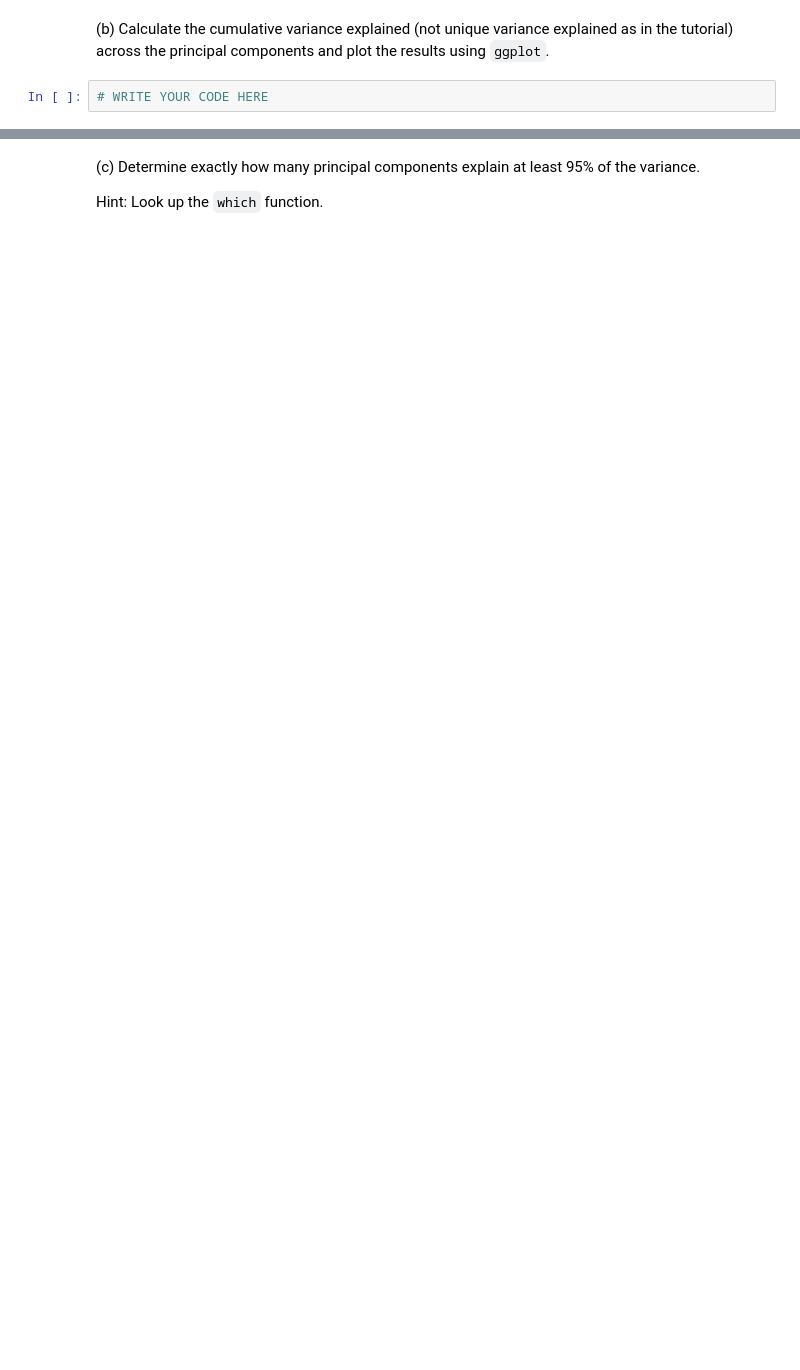
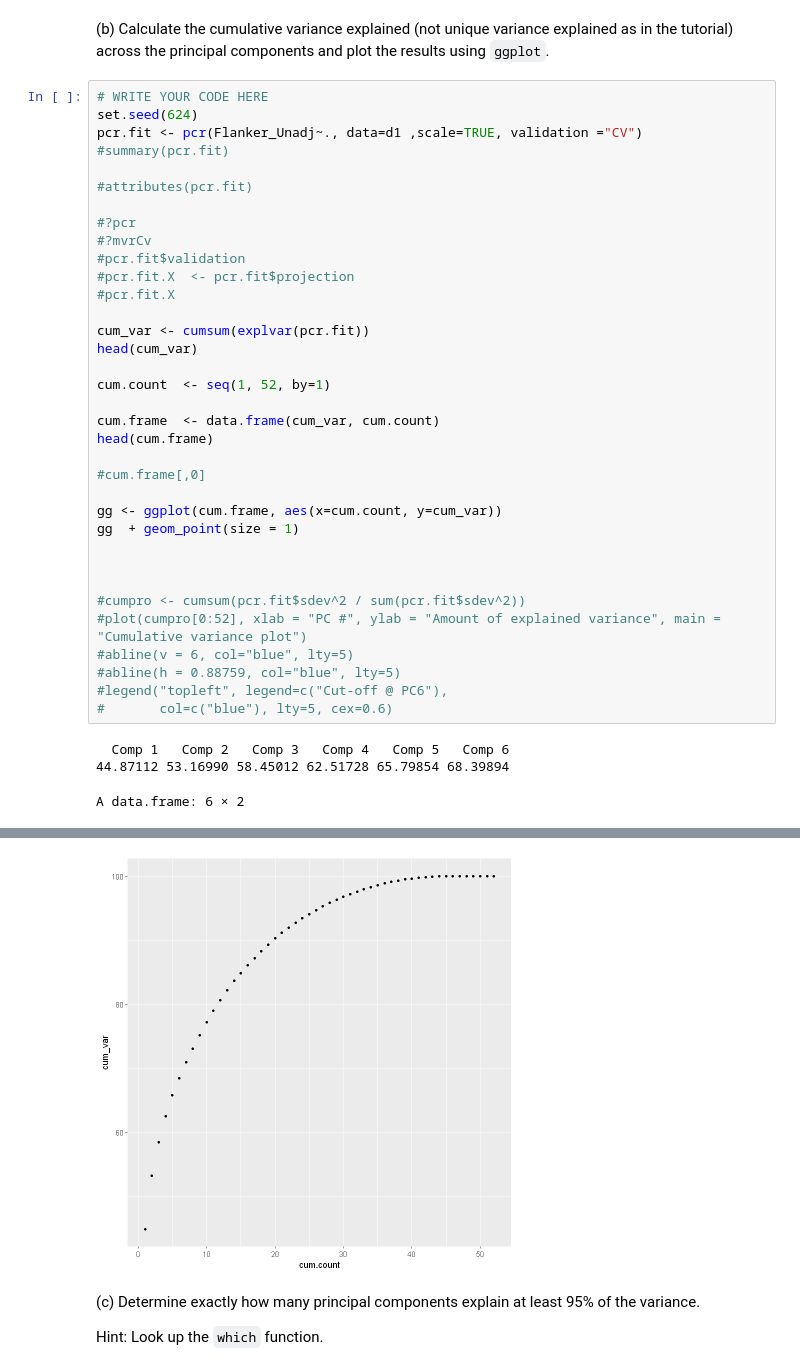
Before and after one commit to alapadat/Lapadat_DSPN_S22, a Jupyter notebook: book/exercises/10-19/Exercise18_principal-component-methods.ipynb, the cells around one changed output, grey strips where cells are left out. Drawn from its saved outputs; the diff is of its cells as text; blank space fills up the shorter version.

```diff
--- a/book/exercises/10-19/Exercise18_principal-component-methods.ipynb
+++ b/book/exercises/10-19/Exercise18_principal-component-methods.ipynb
@@ -196,4 +217,41 @@ ERROR: Error in prcomp.default(d1[, 1:57], scale. = TRUE): cannot rescale a cons
 # %% [markdown]
 (b) Calculate the cumulative variance explained (not unique variance explained as in the tutorial) across the principal components and plot the results using `ggplot`.
-# %%
-# WRITE YOUR CODE HERE
+# %%
+# WRITE YOUR CODE HERE
+set.seed(624)
+pcr.fit <- pcr(Flanker_Unadj~., data=d1 ,scale=TRUE, validation ="CV")
+#summary(pcr.fit)
+
+#attributes(pcr.fit)
+
+#?pcr
+#?mvrCv
+#pcr.fit$validation
+#pcr.fit.X  <- pcr.fit$projection
+#pcr.fit.X
+
+cum_var <- cumsum(explvar(pcr.fit))
+head(cum_var)
+
+cum.count  <- seq(1, 52, by=1)
+
+cum.frame  <- data.frame(cum_var, cum.count)
+head(cum.frame)
+
+#cum.frame[,0]
+
+gg <- ggplot(cum.frame, aes(x=cum.count, y=cum_var))
+gg  + geom_point(size = 1)
+
+
+
+#cumpro <- cumsum(pcr.fit$sdev^2 / sum(pcr.fit$sdev^2))
+#plot(cumpro[0:52], xlab = "PC #", ylab = "Amount of explained variance", main = "Cumulative variance plot")
+#abline(v = 6, col="blue", lty=5)
+#abline(h = 0.88759, col="blue", lty=5)
+#legend("topleft", legend=c("Cut-off @ PC6"),
+#       col=c("blue"), lty=5, cex=0.6)
+# %% [output]
+  Comp 1   Comp 2   Comp 3   Comp 4   Comp 5   Comp 6
+44.87112 53.16990 58.45012 62.51728 65.79854 68.39894
+A data.frame: 6 × 2
@@ -200,3 +266,4 @@ ERROR: Error in prcomp.default(d1[, 1:57], scale. = TRUE): cannot rescale a cons
+[figure, added]
 # %% [markdown]
 (c) Determine exactly how many principal components explain at least 95% of the variance.
 
```
Also changed, not shown: parts of 9 cells of this notebook.
